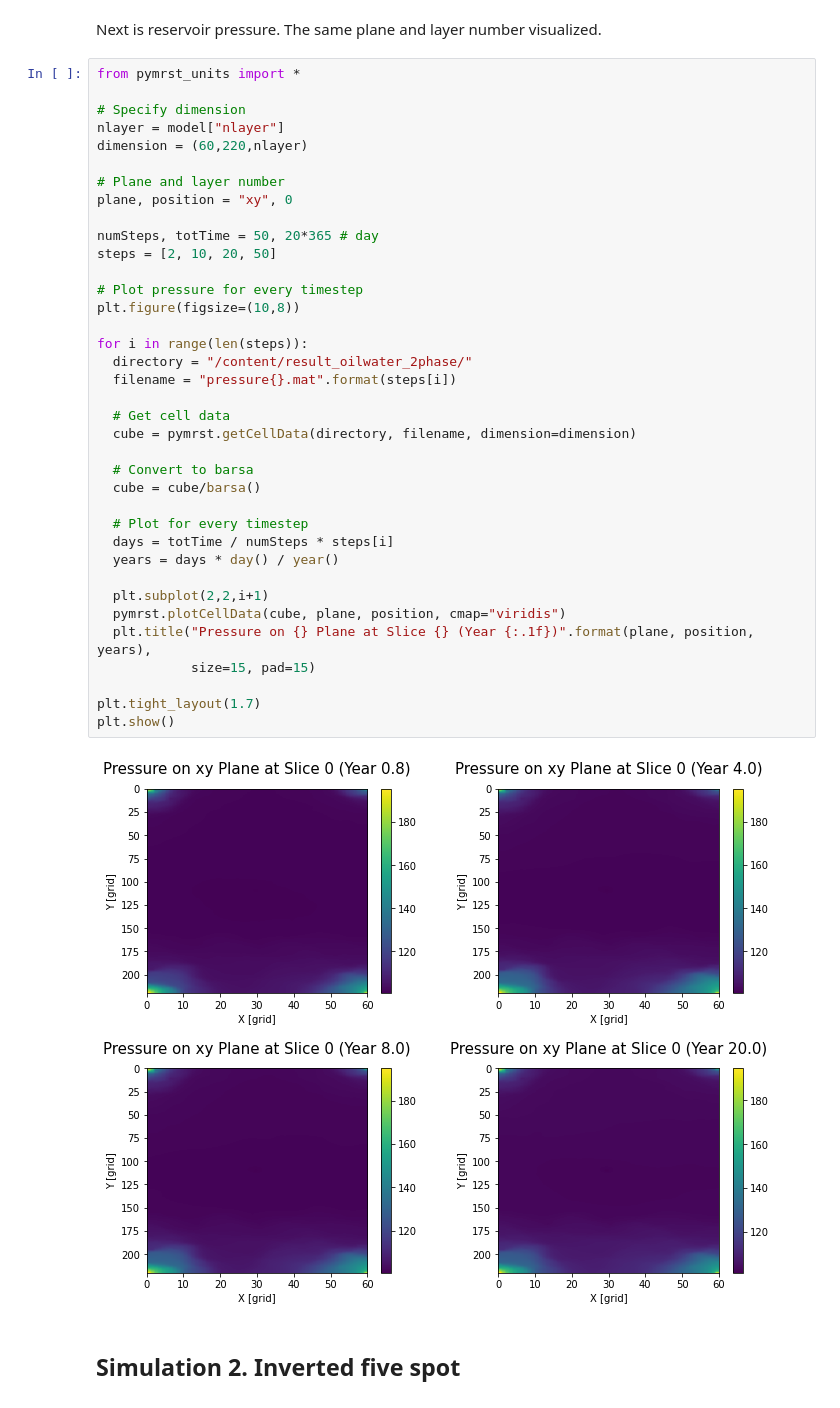
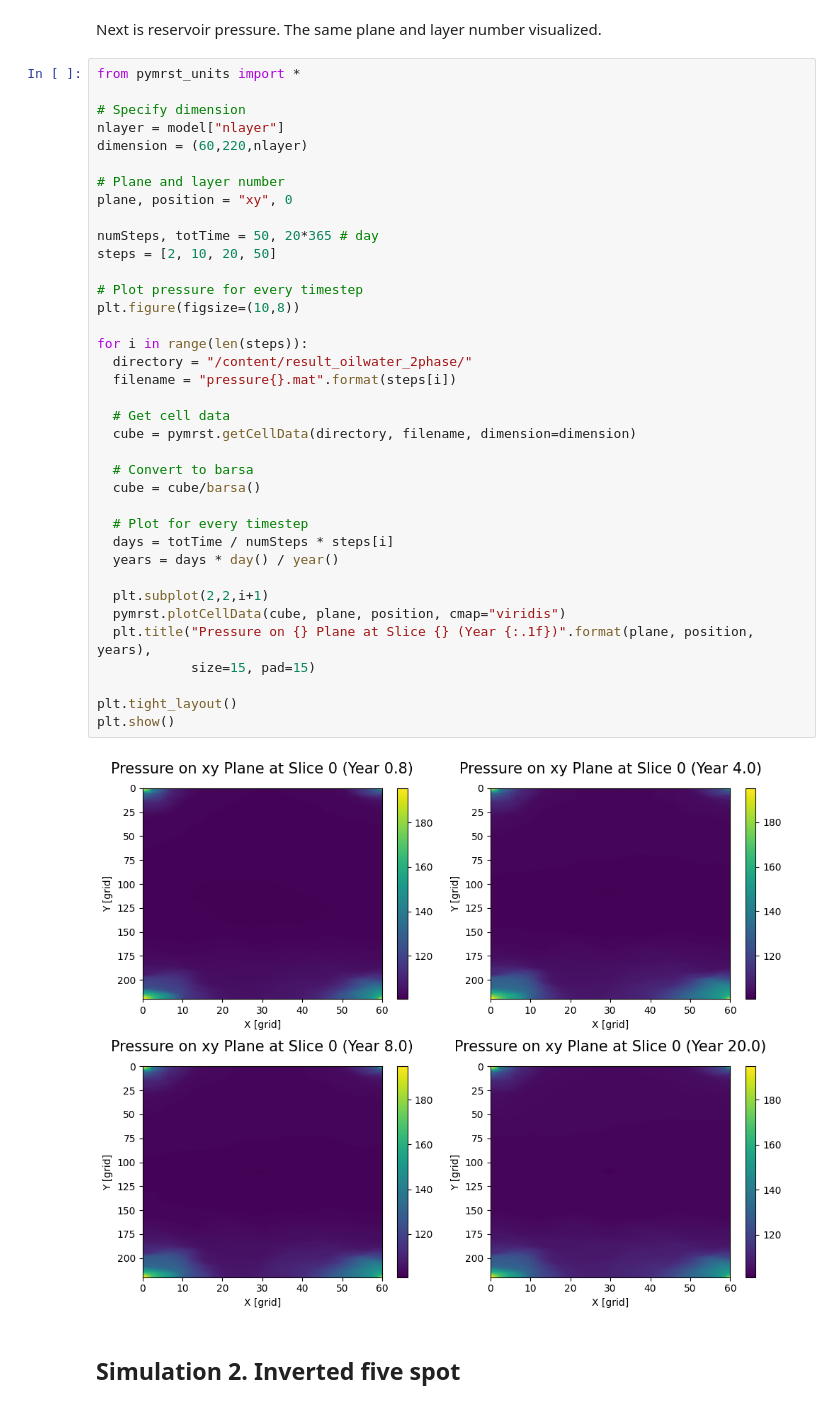
Before and after one commit to yohanesnuwara/pyMRST, a Jupyter notebook: notebooks/pyMRST_oilwaterflooding.ipynb, the cells around one changed output. Cells and saved outputs as stored; diff of their text form.

```diff
--- a/notebooks/pyMRST_oilwaterflooding.ipynb
+++ b/notebooks/pyMRST_oilwaterflooding.ipynb
@@ -201,35 +201,35 @@ dimension = (60,220,nlayer)
 # Plane and layer number
 plane, position = "xy", 0
 
 numSteps, totTime = 50, 20*365 # day
 steps = [2, 10, 20, 50]
 
 # Plot pressure for every timestep
 plt.figure(figsize=(10,8))
 
 for i in range(len(steps)):
   directory = "/content/result_oilwater_2phase/"
   filename = "pressure{}.mat".format(steps[i])
 
   # Get cell data
   cube = pymrst.getCellData(directory, filename, dimension=dimension)
 
   # Convert to barsa
   cube = cube/barsa()
 
   # Plot for every timestep
   days = totTime / numSteps * steps[i]
   years = days * day() / year()
 
   plt.subplot(2,2,i+1)
   pymrst.plotCellData(cube, plane, position, cmap="viridis")
   plt.title("Pressure on {} Plane at Slice {} (Year {:.1f})".format(plane, position, years),
             size=15, pad=15)
 
-plt.tight_layout(1.7)
+plt.tight_layout()
 plt.show()
 # %% [output]
-[figure, old version]
+[figure, new version]
 # %% [markdown]
 ## Simulation 2. Inverted five spot
 # %% [markdown]
```
Also changed, not shown: parts of 9 cells of this notebook.
